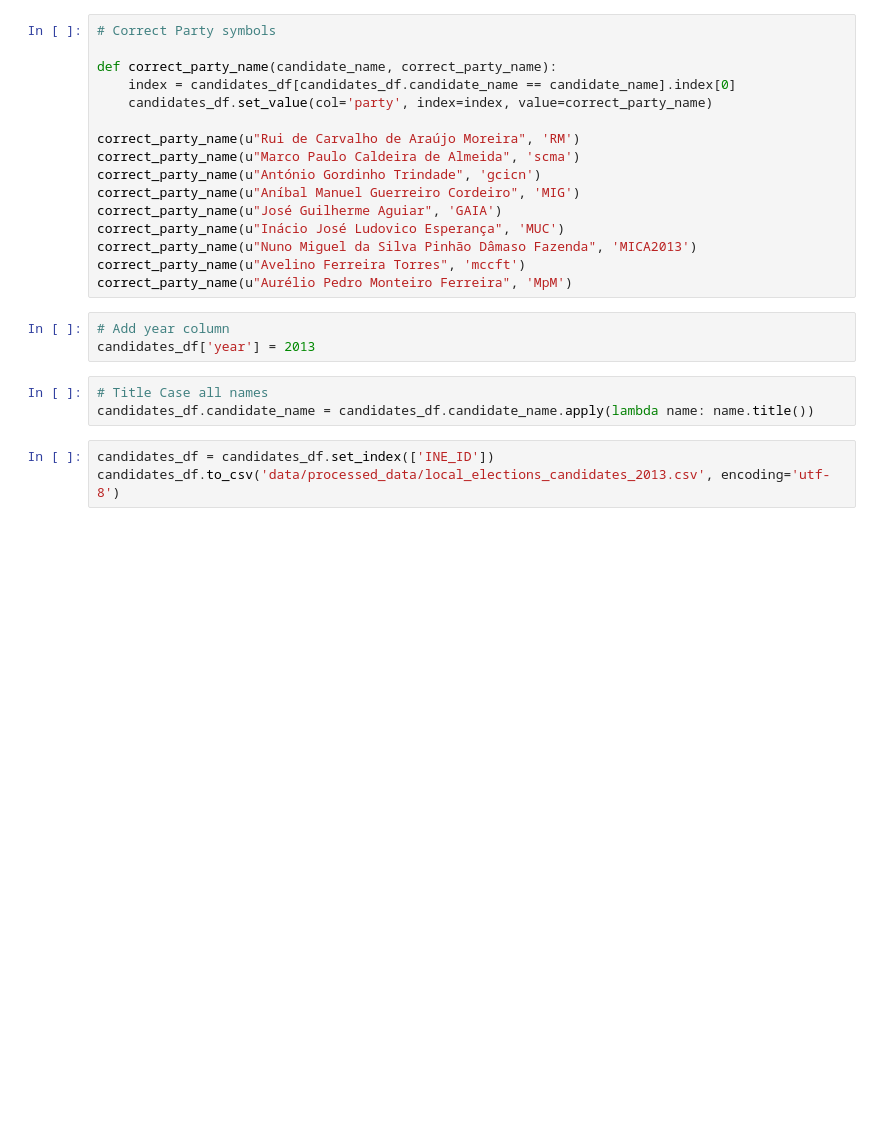
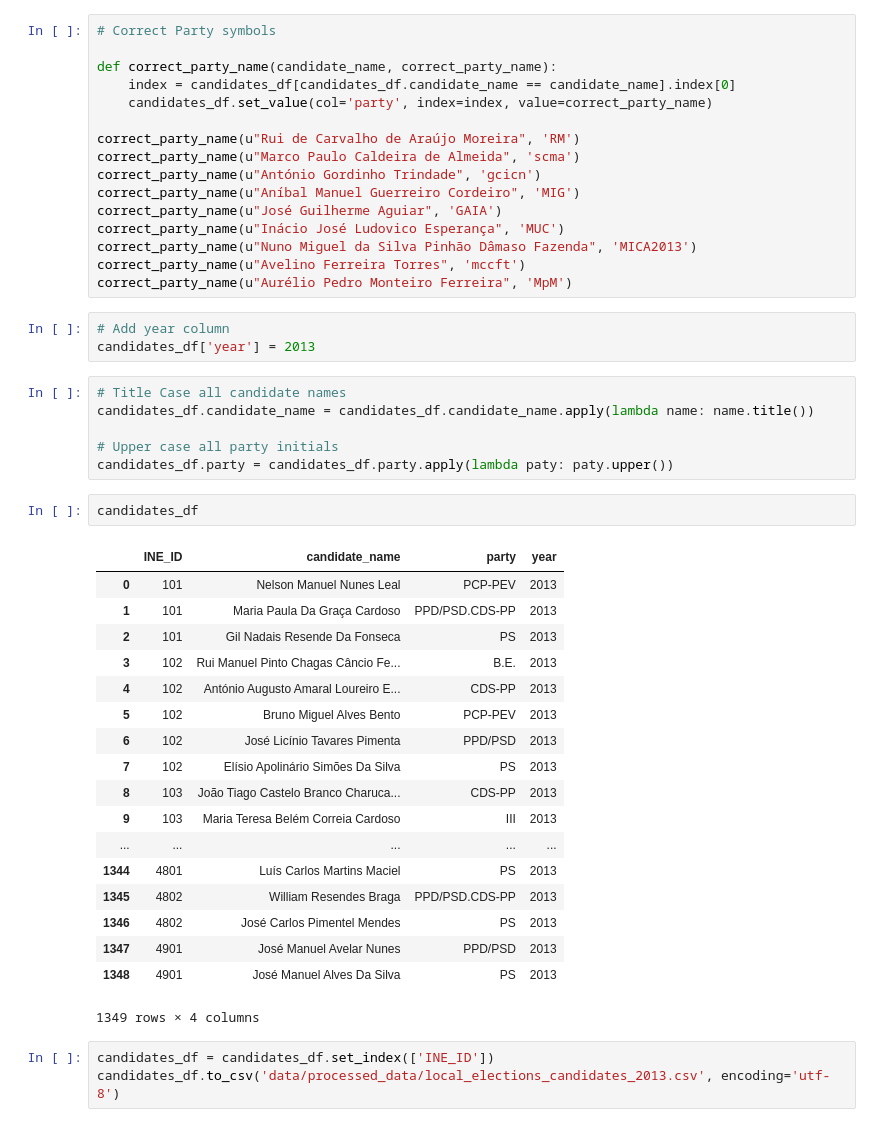
Before and after one commit to LLCampos/portugal-local-elections, a Jupyter notebook: extract_and_process_candidates_names_local_elections_2013.ipynb, the cells around one changed output. Cells and saved outputs as stored; diff of their text form; blank space fills up the shorter version.

```diff
--- a/extract_and_process_candidates_names_local_elections_2013.ipynb
+++ b/extract_and_process_candidates_names_local_elections_2013.ipynb
@@ -94,8 +94,32 @@ correct_party_name(u"Aurélio Pedro Monteiro Ferreira", 'MpM')
 # Add year column
 candidates_df['year'] = 2013
 # %%
-# Title Case all names
+# Title Case all candidate names
 candidates_df.candidate_name = candidates_df.candidate_name.apply(lambda name: name.title())
+
+# Upper case all party initials
+candidates_df.party = candidates_df.party.apply(lambda paty: paty.upper())
+# %%
+candidates_df
+# %% [output]
+|  | INE_ID | candidate_name | party | year |
+| 0 | 101 | Nelson Manuel Nunes Leal | PCP-PEV | 2013 |
+| 1 | 101 | Maria Paula Da Graça Cardoso | PPD/PSD.CDS-PP | 2013 |
+| 2 | 101 | Gil Nadais Resende Da Fonseca | PS | 2013 |
+| 3 | 102 | Rui Manuel Pinto Chagas Câncio Fe... | B.E. | 2013 |
+| 4 | 102 | António Augusto Amaral Loureiro E... | CDS-PP | 2013 |
+| 5 | 102 | Bruno Miguel Alves Bento | PCP-PEV | 2013 |
+| 6 | 102 | José Licínio Tavares Pimenta | PPD/PSD | 2013 |
+| 7 | 102 | Elísio Apolinário Simões Da Silva | PS | 2013 |
+| 8 | 103 | João Tiago Castelo Branco Charuca... | CDS-PP | 2013 |
+| 9 | 103 | Maria Teresa Belém Correia Cardoso | III | 2013 |
+| ... | ... | ... | ... | ... |
+| 1344 | 4801 | Luís Carlos Martins Maciel | PS | 2013 |
+| 1345 | 4802 | William Resendes Braga | PPD/PSD.CDS-PP | 2013 |
+| 1346 | 4802 | José Carlos Pimentel Mendes | PS | 2013 |
+| 1347 | 4901 | José Manuel Avelar Nunes | PPD/PSD | 2013 |
+| 1348 | 4901 | José Manuel Alves Da Silva | PS | 2013 |
+1349 rows × 4 columns
 # %%
 candidates_df = candidates_df.set_index(['INE_ID'])
 candidates_df.to_csv('data/processed_data/local_elections_candidates_2013.csv', encoding='utf-8')
```
Also changed, not shown: 7 other files.
